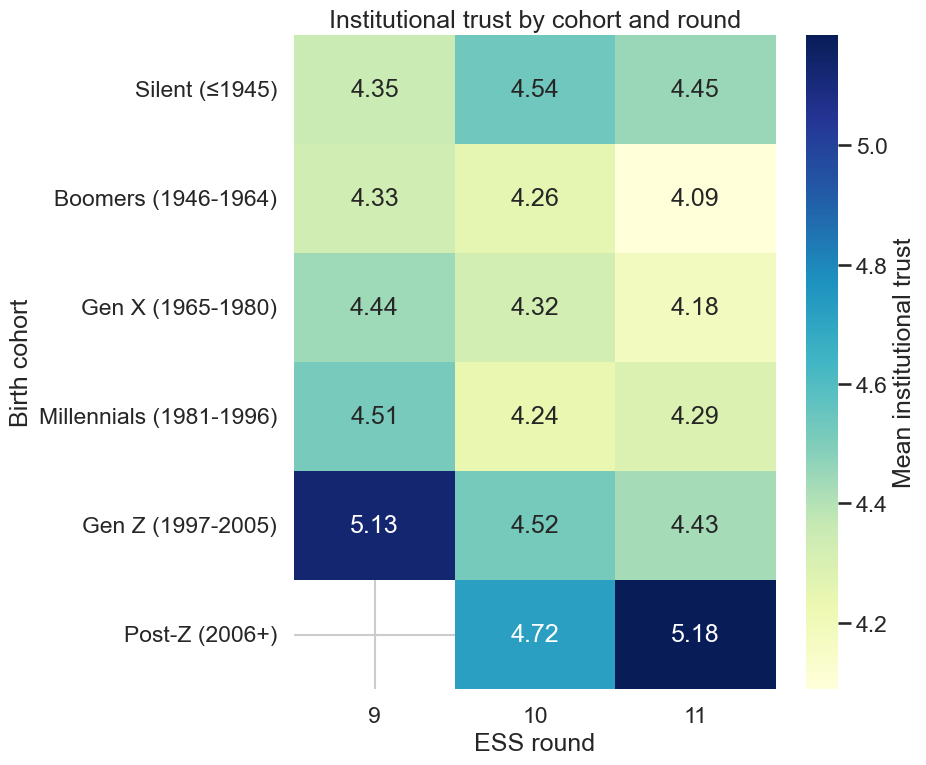
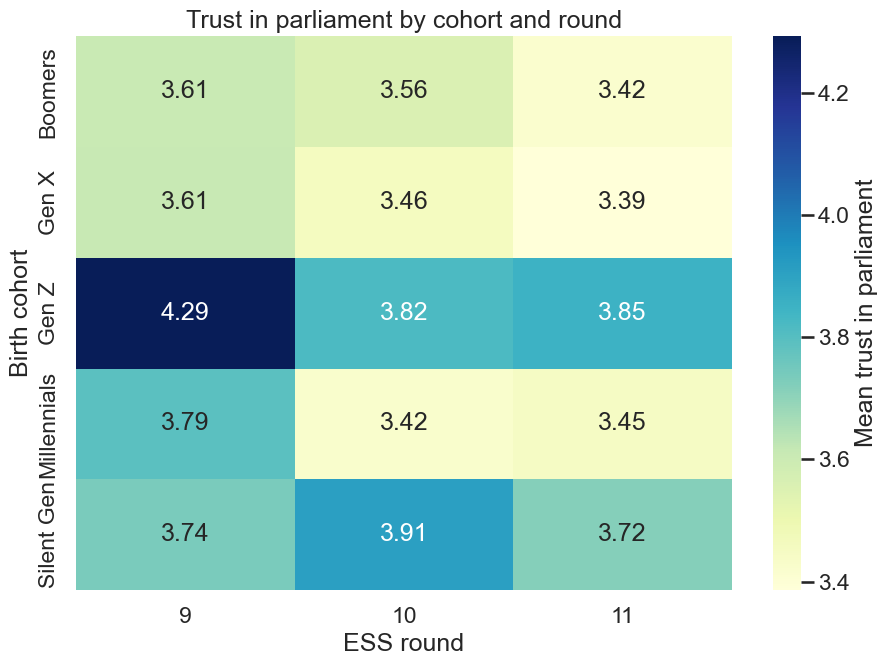
Code edit (unified diff) that turned the first committed figure into the second:
--- before
+++ after
@@ -1,9 +1,7 @@
-# Cohort gaps in institutional trust
+df = pd.read_csv("ess_final_analysis.csv")
+df.columns = df.columns.str.strip()
 
-df = pd.read_csv("filtered_columns.csv")
-
-trust_vars = ["trstprl", "trstplt", "trstlgl"]
-for v in trust_vars:
-    df[v] = pd.to_numeric(df[v], errors="coerce").mask(lambda s: s.isin([77, 88, 99]))
+# Only trust variable available
+df["trstprl"] = pd.to_numeric(df["trstprl"], errors="coerce").mask(lambda s: s.isin([77,88,99]))
 
 df["anweight"] = pd.to_numeric(df["anweight"], errors="coerce")
@@ -11,33 +9,37 @@
 df = df.dropna(subset=["anweight"])
 
-df["trust_index"] = df[trust_vars].mean(axis=1)
+# Use existing generation label if you want (recommended since you already have it)
+if "generation" in df.columns:
+    df["cohort"] = pd.Categorical(df["generation"], ordered=True)
+    cohort_order = sorted(df["cohort"].dropna().unique())
+else:
+    bins   = [1900, 1945, 1964, 1980, 1996, 2005, 2100]
+    labels = ["Silent (≤1945)", "Boomers (1946-1964)", "Gen X (1965-1980)",
+              "Millennials (1981-1996)", "Gen Z (1997-2005)", "Post-Z (2006+)"]
+    df["yrbrn"]  = pd.to_numeric(df["yrbrn"], errors="coerce")
+    df["cohort"] = pd.cut(df["yrbrn"], bins=bins, labels=labels, right=True)
+    df["cohort"] = pd.Categorical(df["cohort"], categories=labels, ordered=True)
+    cohort_order = labels
 
-bins   = [1900, 1945, 1964, 1980, 1996, 2005, 2100]
-labels = ["Silent (≤1945)", "Boomers (1946-1964)", "Gen X (1965-1980)",
-          "Millennials (1981-1996)", "Gen Z (1997-2005)", "Post-Z (2006+)"]
-
-df["yrbrn"]  = pd.to_numeric(df["yrbrn"], errors="coerce")
-df["cohort"] = pd.cut(df["yrbrn"], bins=bins, labels=labels, right=True)
-df["cohort"] = pd.Categorical(df["cohort"], categories=labels, ordered=True)
-
-def wmean_g(g):
-    x = g["trust_index"].to_numpy(float)
+def wmean(g):
+    x = g["trstprl"].to_numpy(float)
     w = g["anweight"].to_numpy(float)
     m = np.isfinite(x) & np.isfinite(w) & (w > 0)
     return np.average(x[m], weights=w[m]) if m.any() else np.nan
 
-agg = (df.groupby(["cohort", "essround"], observed=True)
-        .apply(wmean_g).rename("trust_mean").reset_index())
+agg = (df.dropna(subset=["cohort", "trstprl"])
+         .groupby(["cohort", "essround"], observed=True)
+         .apply(wmean).rename("trust_parliament_mean").reset_index())
 
 round_order = sorted(agg["essround"].dropna().unique())
-heat = (agg.pivot(index="cohort", columns="essround", values="trust_mean")
-           .reindex(index=labels, columns=round_order))
+heat = (agg.pivot(index="cohort", columns="essround", values="trust_parliament_mean")
+          .reindex(index=cohort_order, columns=round_order))
 
 sns.set(style="whitegrid", context="talk")
-plt.figure(figsize=(1.8*len(round_order)+4, 1.0*len(labels)+2))
+plt.figure(figsize=(1.8*len(round_order)+4, 1.0*len(cohort_order)+2))
 ax = sns.heatmap(heat, annot=True, fmt=".2f", cmap="YlGnBu",
-                 cbar_kws={"label": "Mean institutional trust"})
+                 cbar_kws={"label": "Mean trust in parliament"})
 ax.set(xlabel="ESS round", ylabel="Birth cohort",
-       title="Institutional trust by cohort and round")
+       title="Trust in parliament by cohort and round")
 plt.tight_layout()
 plt.show()

Commit: Updated